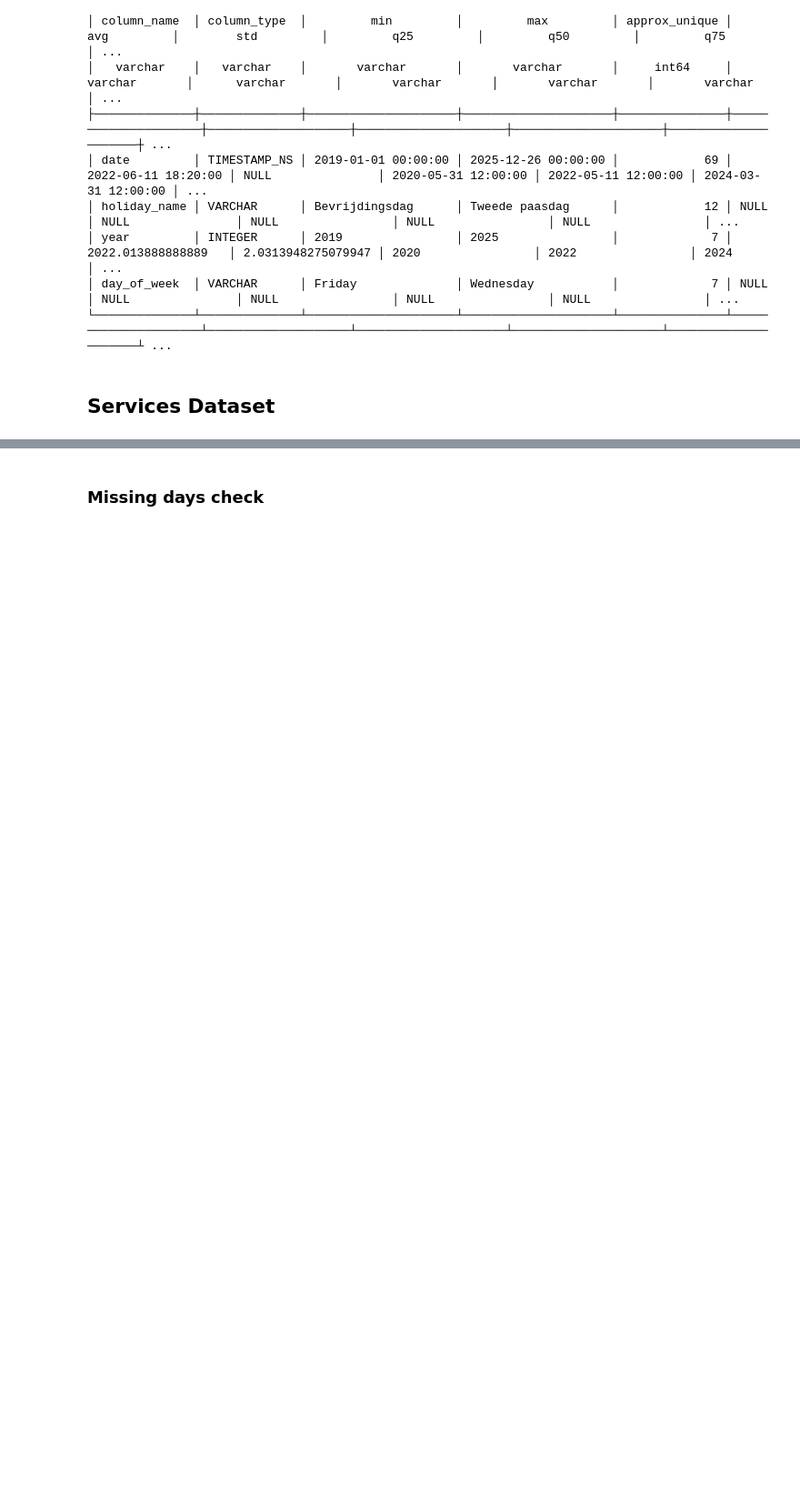
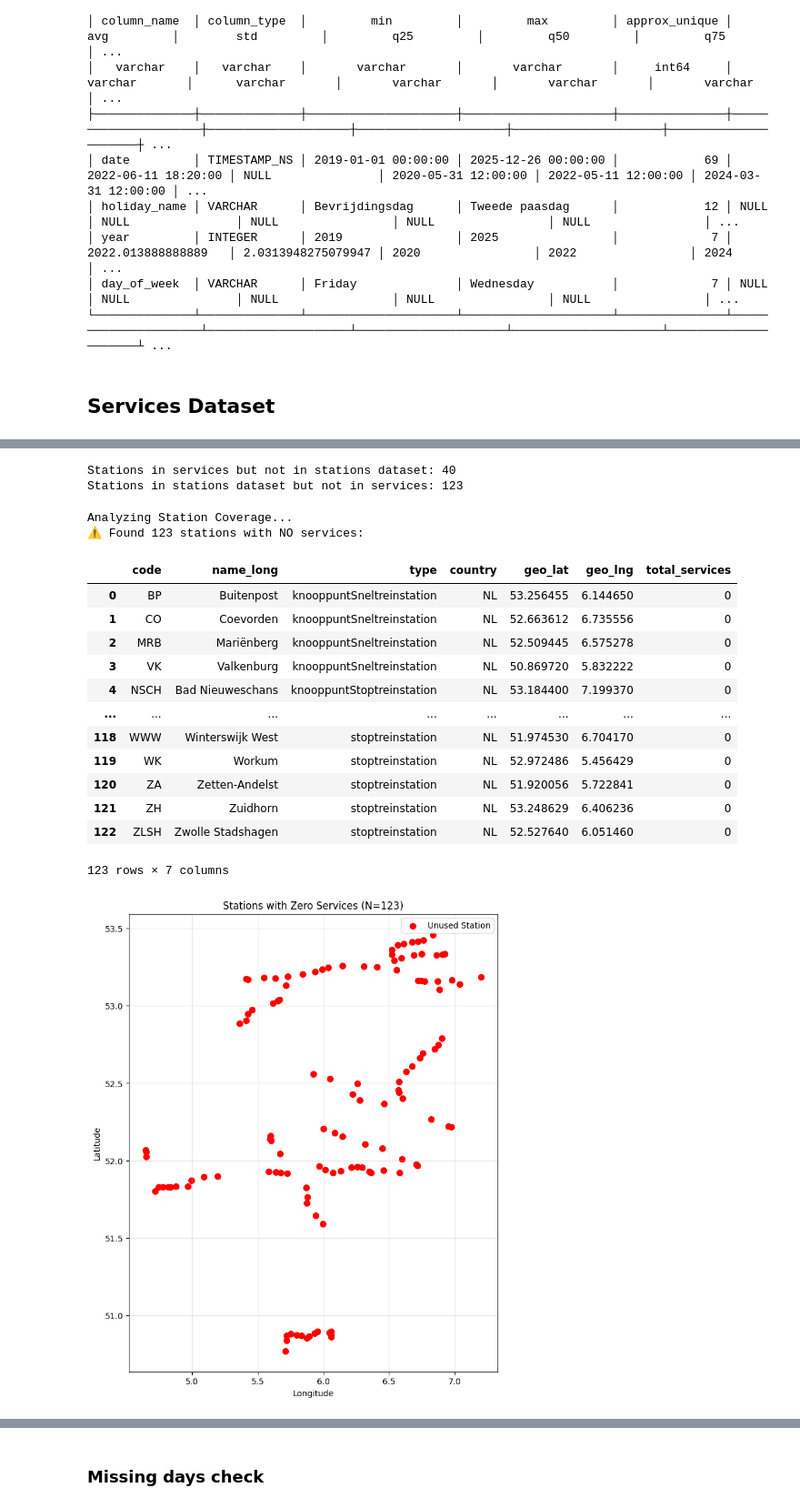
Before and after one commit to jbaonl/MSc-Thesis, a Jupyter notebook: MSc-Thesis/Bao/EDA.ipynb, the cells around one changed output, grey strips where cells are left out. Shown at 91% size. Drawn from its saved outputs; the diff is of its cells as text; code cells hidden in the pictures; blank space fills up the shorter version.

```diff
--- a/MSc-Thesis/Bao/EDA.ipynb
+++ b/MSc-Thesis/Bao/EDA.ipynb
@@ -352,0 +383,74 @@ duckdb.sql(f"SUMMARIZE SELECT * FROM '{holiday_path}'").show()
+# %%
+check_set = stations_in_services - valid_station_set
+print(f"Stations in services but not in stations dataset: {len(check_set)}")
+
+check_set_2 = valid_station_set - stations_in_services
+print(f"Stations in stations dataset but not in services: {len(check_set_2)}")
+# %% [output]
+Stations in services but not in stations dataset: 40
+Stations in stations dataset but not in services: 123
+# %%
+# --- Cell: Data Quality - Stations without Services ---
+
+print("Analyzing Station Coverage...")
+
+# Logic: Take ALL stations, join to services, count matches.
+# We filter for 'service_count = 0'.
+orphan_stations_query = """
+    SELECT
+        st.code,
+        st.name_long,
+        st.type,
+        st.country,
+        st.geo_lat,
+        st.geo_lng,
+        COUNT(s.service_id) as total_services
+    FROM stations st
+    LEFT JOIN services s
+      ON st.code = s.station_code
+    WHERE st.country = 'NL' -- Focus on Dutch stations first
+    GROUP BY 1, 2, 3, 4, 5, 6
+    HAVING total_services = 0
+    ORDER BY st.type, st.name_long
+"""
+
+df_unused_stations = con.execute(orphan_stations_query).df()
+
+if len(df_unused_stations) > 0:
+    print(f"⚠️ Found {len(df_unused_stations)} stations with NO services:")
+    display(df_unused_stations)
+
+    # Optional: Plot them to see where they are
+    import matplotlib.pyplot as plt
+
+    plt.figure(figsize=(8, 10))
+    # Plot valid stations in grey (small)
+    # We need a separate query for this, or just assume the context of previous plots
+
+    # Plot the unused ones in Red
+    plt.scatter(df_unused_stations['geo_lng'], df_unused_stations['geo_lat'], c='red', s=50, label='Unused Station')
+    plt.title(f"Stations with Zero Services (N={len(df_unused_stations)})")
+    plt.xlabel("Longitude")
+    plt.ylabel("Latitude")
+    plt.legend()
+    plt.grid(True, alpha=0.3)
+    plt.show()
+else:
+    print("✅ All Dutch stations in the dataset have at least one service.")
+# %% [output]
+Analyzing Station Coverage...
+⚠️ Found 123 stations with NO services:
+|  | code | name_long | type | country | geo_lat | geo_lng | total_services |
+| 0 | BP | Buitenpost | knooppuntSneltreinstation | NL | 53.256455 | 6.144650 | 0 |
+| 1 | CO | Coevorden | knooppuntSneltreinstation | NL | 52.663612 | 6.735556 | 0 |
+| 2 | MRB | Mariënberg | knooppuntSneltreinstation | NL | 52.509445 | 6.575278 | 0 |
+| 3 | VK | Valkenburg | knooppuntSneltreinstation | NL | 50.869720 | 5.832222 | 0 |
+| 4 | NSCH | Bad Nieuweschans | knooppuntStoptreinstation | NL | 53.184400 | 7.199370 | 0 |
+| ... | ... | ... | ... | ... | ... | ... | ... |
+| 118 | WWW | Winterswijk West | stoptreinstation | NL | 51.974530 | 6.704170 | 0 |
+| 119 | WK | Workum | stoptreinstation | NL | 52.972486 | 5.456429 | 0 |
+| 120 | ZA | Zetten-Andelst | stoptreinstation | NL | 51.920056 | 5.722841 | 0 |
+| 121 | ZH | Zuidhorn | stoptreinstation | NL | 53.248629 | 6.406236 | 0 |
+| 122 | ZLSH | Zwolle Stadshagen | stoptreinstation | NL | 52.527640 | 6.051460 | 0 |
+123 rows × 7 columns
+[figure, added]
```
Also changed, not shown: parts of 57 cells of this notebook, 1 other file.
